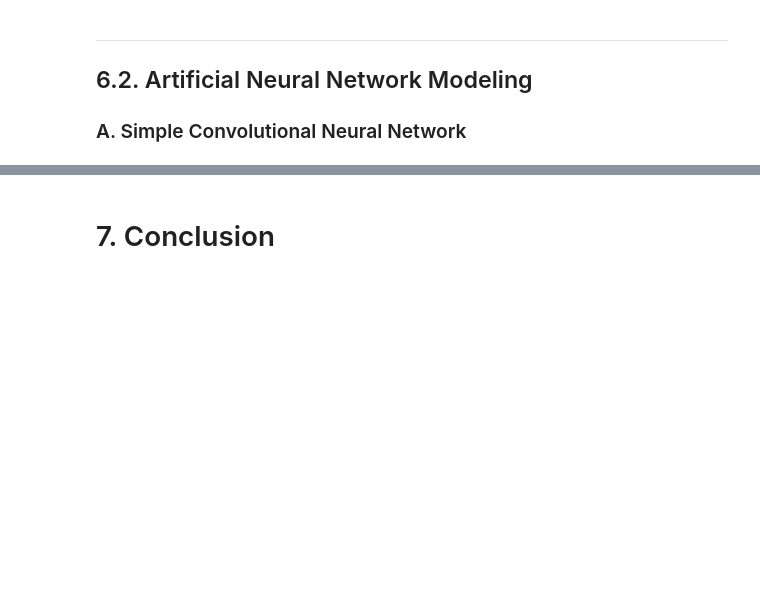
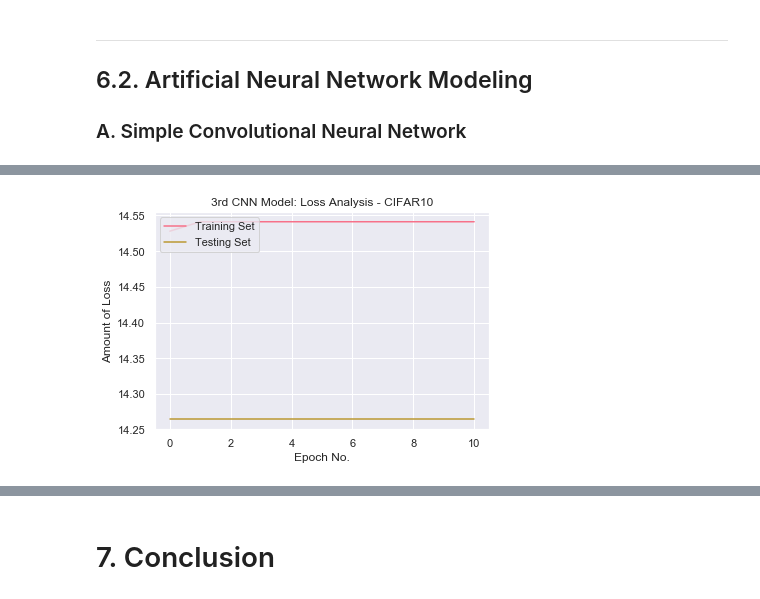
Before and after one commit to jafonte01/CAPSTONE---FINAL, a Jupyter notebook: Final Capstone Project.ipynb, the cells around one changed output, grey strips where cells are left out. Cells and saved outputs as stored; diff of their text form; code cells hidden in the pictures; blank space fills up the shorter version.

```diff
--- a/Final Capstone Project.ipynb
+++ b/Final Capstone Project.ipynb
@@ -1942,0 +1589,12 @@ __Analysis:__
+# %%
+# cifar110 example
+
+time_start= time.time()
+history = model.fit(xtrain110, ytrain110,
+                            nb_epoch=5,
+                            verbose=1,
+                            validation_data=(xtest110, ytest110))
+
+cnnscore = np.mean(history.history['val_acc'])
+print('Accuracy Score for this CNN for CIFAR-110 dataset is: ', cnnscore)
+print('This model took {} seconds'.format(time.time()-time_start))
@@ -1942,0 +1794,17 @@ __Analysis:__
+# %%
+# cifar 10 analysis
+
+earlystop = EarlyStopping(patience=10)
+
+time_start= time.time()
+
+history = build_cnn_complex(10).fit(xtrain10, ytrain10,
+                       nb_epoch=35,
+                       verbose=1,
+                       callbacks=[earlystop],
+                       validation_data=(xtest10, ytest10))
+
+
+cnnscore = np.mean(history.history['val_acc'])
+print('Accuracy Score for this CNN for CIFAR-10 dataset is: ', cnnscore)
+print('This model took {} seconds'.format(time.time()-time_start))
@@ -1942,0 +1846,11 @@ __Analysis:__
+# %%
+# summarize history for loss
+plt.plot(history.history['loss'])
+plt.plot(history.history['val_loss'])
+plt.title('3rd CNN Model: Loss Analysis - CIFAR10')
+plt.ylabel('Amount of Loss')
+plt.xlabel('Epoch No.')
+plt.legend(['Training Set', 'Testing Set'], loc='upper left')
+plt.show()
+# %% [output]
+[figure, added]
```
Also changed, not shown: parts of 49 cells of this notebook.
